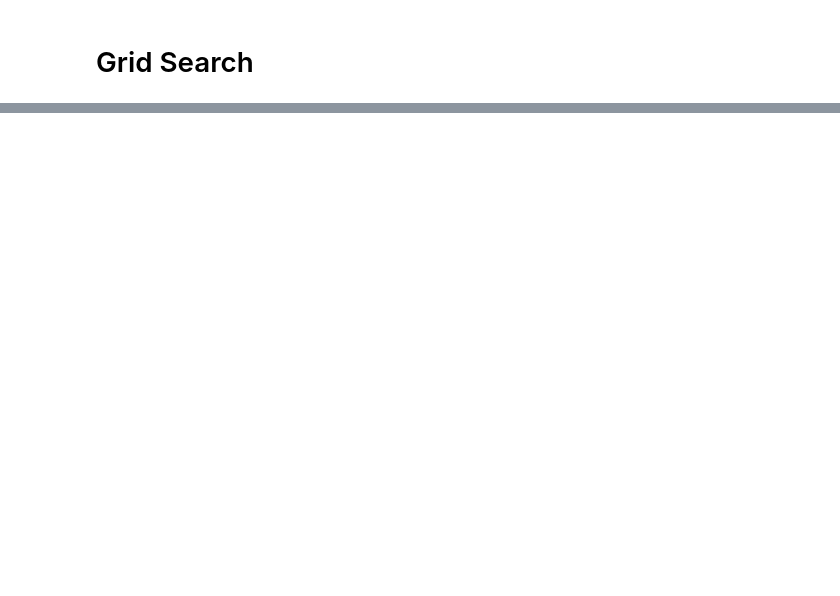
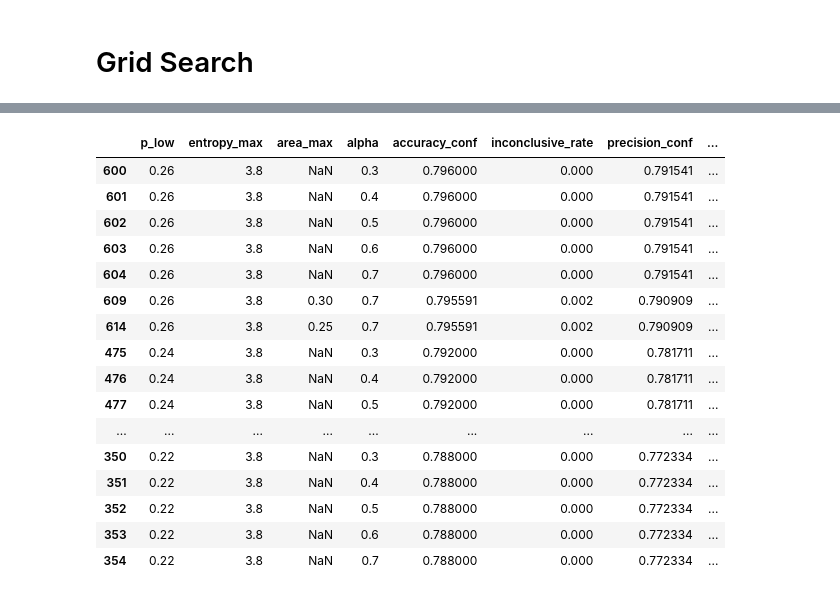
Before and after one commit to kmarsh423/Fracture-Detection-Hybrid-Model, a Jupyter notebook: notebooks/hybrid_tuning.ipynb, the cells around one changed output, grey strips where cells are left out. Saved outputs shown, nothing was run; the diff lists cells and outputs as text; code cells hidden in the pictures; blank space fills up the shorter version.

```diff
--- a/notebooks/hybrid_tuning.ipynb
+++ b/notebooks/hybrid_tuning.ipynb
@@ -85,7 +101,25 @@ with tqdm(total=total, desc='Hybrid grid search') as pbar:
 
                   pbar.update(1)
 
-df = pd.DataFrame(rows)
+init_df = pd.DataFrame(rows)
 # %%
-df.sort_values([ 'accuracy_conf', 'inconclusive_rate'], ascending=[False, False]).head(20)
+init_df.sort_values([ 'overall_accuracy', 'precision_conf'], ascending=[False, False]).head(20)
+# %% [output]
+|  | p_low | entropy_max | area_max | alpha | accuracy_conf | inconclusive_rate | precision_conf | ... |
+| 600 | 0.26 | 3.8 | NaN | 0.3 | 0.796000 | 0.000 | 0.791541 | ... |
+| 601 | 0.26 | 3.8 | NaN | 0.4 | 0.796000 | 0.000 | 0.791541 | ... |
+| 602 | 0.26 | 3.8 | NaN | 0.5 | 0.796000 | 0.000 | 0.791541 | ... |
+| 603 | 0.26 | 3.8 | NaN | 0.6 | 0.796000 | 0.000 | 0.791541 | ... |
+| 604 | 0.26 | 3.8 | NaN | 0.7 | 0.796000 | 0.000 | 0.791541 | ... |
+| 609 | 0.26 | 3.8 | 0.30 | 0.7 | 0.795591 | 0.002 | 0.790909 | ... |
+| 614 | 0.26 | 3.8 | 0.25 | 0.7 | 0.795591 | 0.002 | 0.790909 | ... |
+| 475 | 0.24 | 3.8 | NaN | 0.3 | 0.792000 | 0.000 | 0.781711 | ... |
+| 476 | 0.24 | 3.8 | NaN | 0.4 | 0.792000 | 0.000 | 0.781711 | ... |
+| 477 | 0.24 | 3.8 | NaN | 0.5 | 0.792000 | 0.000 | 0.781711 | ... |
+| ... | ... | ... | ... | ... | ... | ... | ... | ... |
+| 350 | 0.22 | 3.8 | NaN | 0.3 | 0.788000 | 0.000 | 0.772334 | ... |
+| 351 | 0.22 | 3.8 | NaN | 0.4 | 0.788000 | 0.000 | 0.772334 | ... |
+| 352 | 0.22 | 3.8 | NaN | 0.5 | 0.788000 | 0.000 | 0.772334 | ... |
+| 353 | 0.22 | 3.8 | NaN | 0.6 | 0.788000 | 0.000 | 0.772334 | ... |
+| 354 | 0.22 | 3.8 | NaN | 0.7 | 0.788000 | 0.000 | 0.772334 | ... |
 # %%
```
Also changed, not shown: parts of 12 cells of this notebook, 4 other files.
